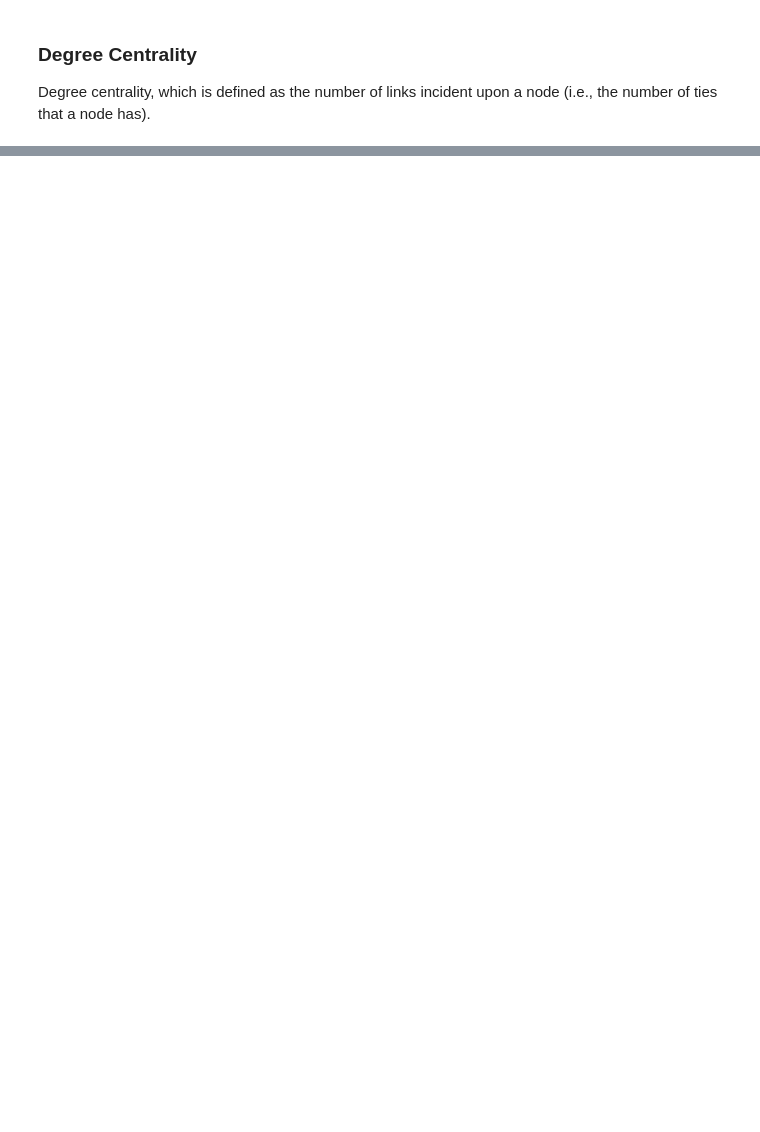
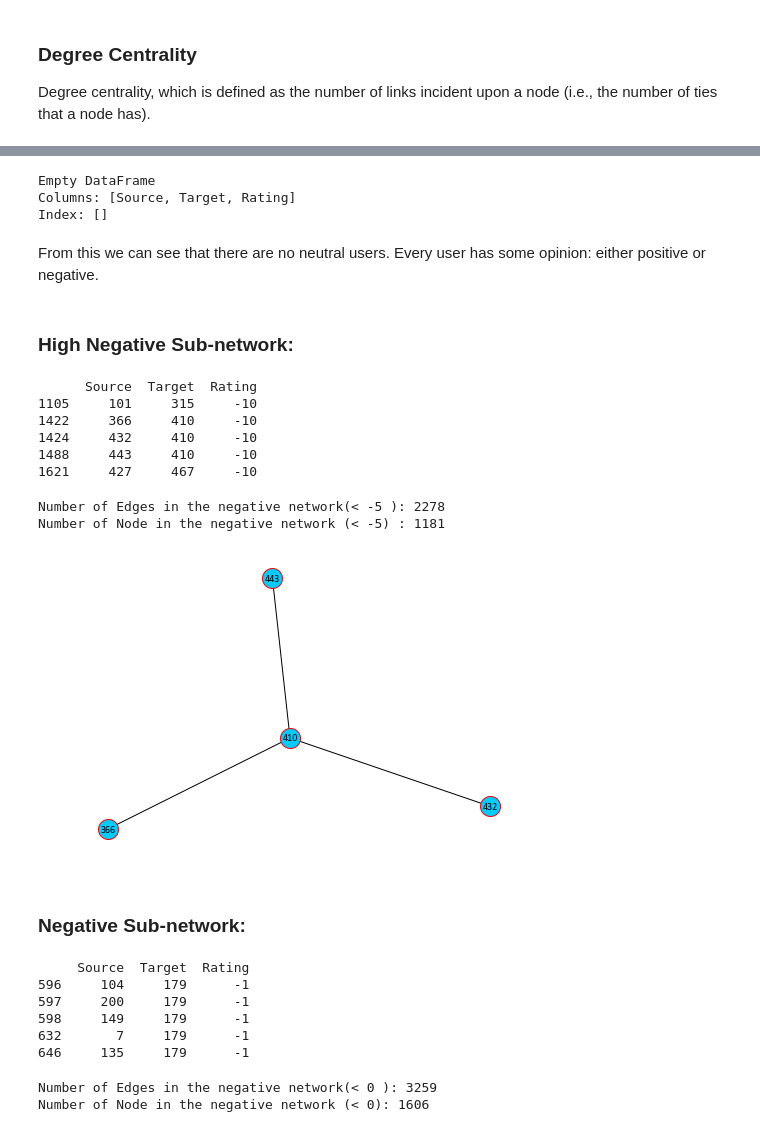
Before and after one commit to asajjad1234/DATA-620, a Jupyter notebook: Project1/Ahmed_Sajjad_DATA620_Project1.ipynb, the cells around one changed output, grey strips where cells are left out. Drawn from its saved outputs; the diff is of its cells as text; code cells hidden in the pictures; blank space fills up the shorter version.

```diff
--- a/Project1/Ahmed_Sajjad_DATA620_Project1.ipynb
+++ b/Project1/Ahmed_Sajjad_DATA620_Project1.ipynb
@@ -451,0 +317,61 @@ In fact, negative rating has high degree of centrality compared to positive rati
+# %%
+bitcoin_neutral_df = bitcoin_df.loc[bitcoin_df['Rating'] == 0]
+print(bitcoin_neutral_df.head())
+# %% [output]
+Empty DataFrame
+Columns: [Source, Target, Rating]
+Index: []
+# %% [markdown]
+From this we can see that there are no neutral users. Every user has some opinion: either positive or negative.
+# %% [markdown]
+### High Negative Sub-network:
+# %%
+bitcoin_high_negative_df = bitcoin_df.loc[bitcoin_df['Rating'] < -5]
+print(bitcoin_high_negative_df.head())
+# %% [output]
+      Source  Target  Rating
+1105     101     315     -10
+1422     366     410     -10
+1424     432     410     -10
+1488     443     410     -10
+1621     427     467     -10
+# %%
+bitcoin_high_negative_network = nx.from_pandas_edgelist(bitcoin_high_negative_df,
+                                        source ='Source', target ='Target', edge_attr = 'Rating')
+print("Number of Edges in the negative network(< -5 ): " + str(bitcoin_high_negative_network.number_of_edges()))
+print("Number of Node in the negative network (< -5) : " + str(bitcoin_high_negative_network.number_of_nodes()))
+# %% [output]
+Number of Edges in the negative network(< -5 ): 2278
+Number of Node in the negative network (< -5) : 1181
+# %%
+user410 = nx.ego_graph(bitcoin_high_negative_network, 410)
+nx.draw(user410,
+        node_color  = '#01CCFF',
+        edgecolors  = '#FF0000',
+        node_size   = 400,
+        node_shape  = 'o',
+        font_size   = 10,
+        font_family = 'calibri',
+        with_labels = True)
+# %% [output]
+[figure, added]
+# %% [markdown]
+### Negative Sub-network:
+# %%
+bitcoin_negative_df = bitcoin_df.loc[bitcoin_df['Rating'] < 0]
+print(bitcoin_negative_df.head())
+# %% [output]
+     Source  Target  Rating
+596     104     179      -1
+597     200     179      -1
+598     149     179      -1
+632       7     179      -1
+646     135     179      -1
+# %%
+bitcoin_negative_network = nx.from_pandas_edgelist(bitcoin_negative_df,
+                                                   source ='Source', target ='Target', edge_attr = 'Rating')
+print("Number of Edges in the negative network(< 0 ): "+ str(bitcoin_negative_network.number_of_edges()))
+print("Number of Node in the negative network (< 0): "+ str(bitcoin_negative_network.number_of_nodes()))
+# %% [output]
+Number of Edges in the negative network(< 0 ): 3259
+Number of Node in the negative network (< 0): 1606
```
Also changed, not shown: parts of 70 cells of this notebook.
